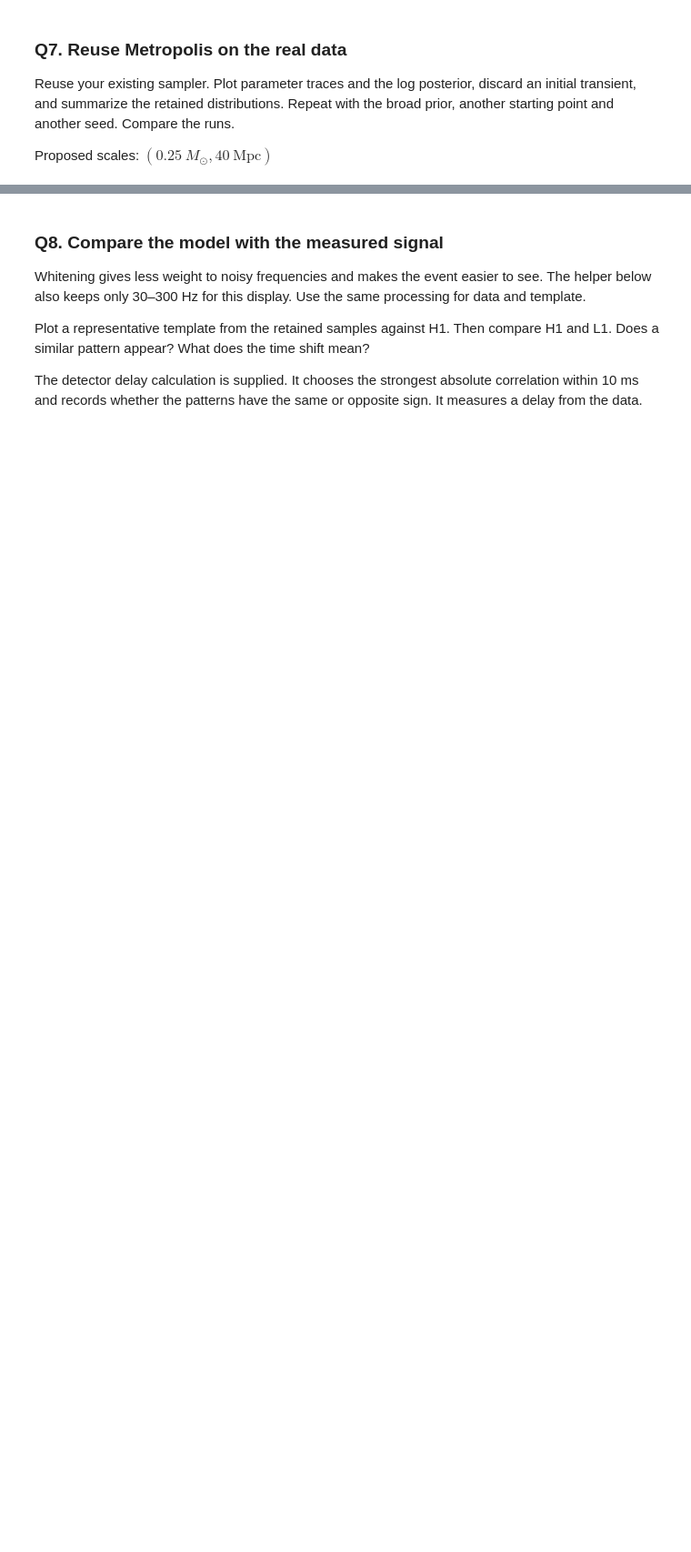
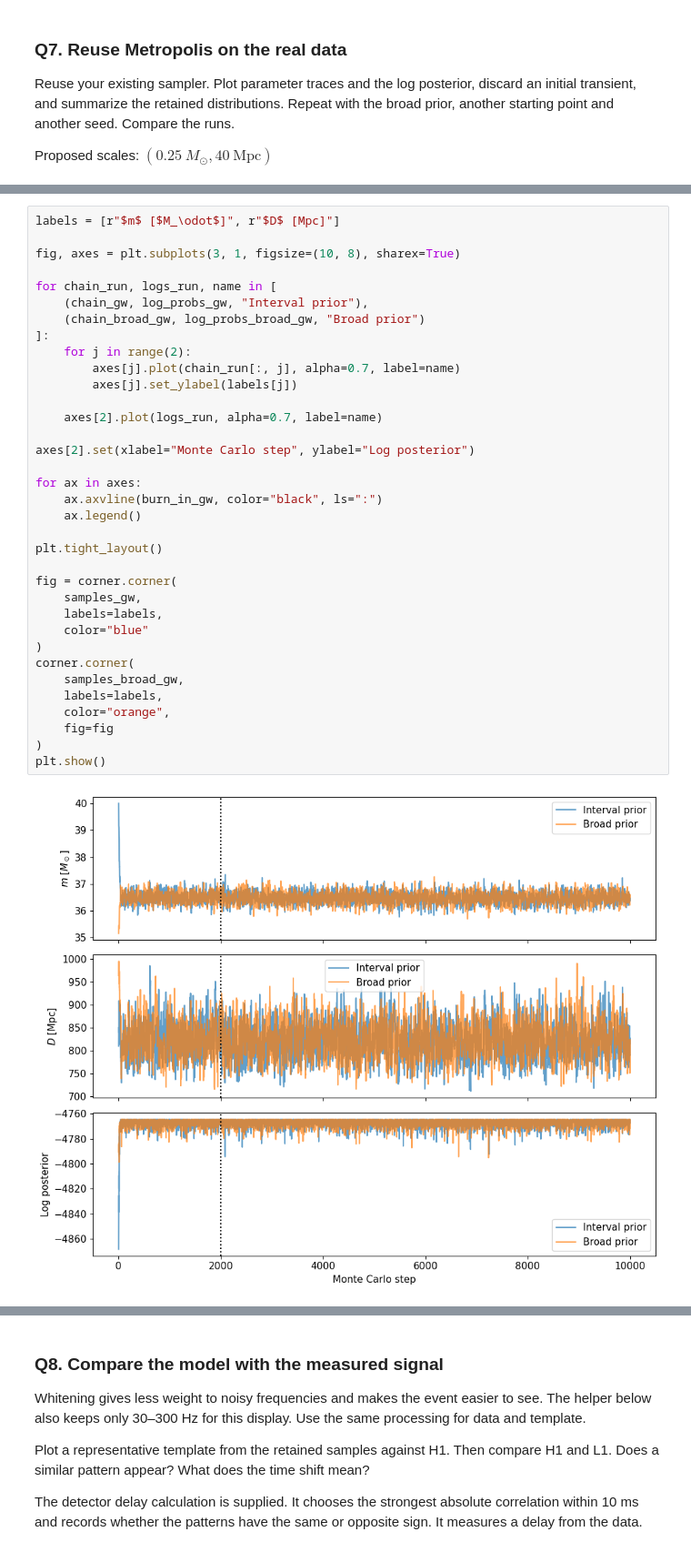
Before and after one commit to Marshhall/Black_Hole_Whispers, a Jupyter notebook: main.ipynb, the cells around one changed output, grey strips where cells are left out. Shown at 91% size. Cells and saved outputs as stored; diff of their text form; blank space fills up the shorter version.

```diff
--- a/main.ipynb
+++ b/main.ipynb
@@ -722,0 +839,37 @@ Proposed scales: $(0.25\ M_\odot,40\ \mathrm{Mpc})$
+# %%
+labels = [r"$m$ [$M_\odot$]", r"$D$ [Mpc]"]
+
+fig, axes = plt.subplots(3, 1, figsize=(10, 8), sharex=True)
+
+for chain_run, logs_run, name in [
+    (chain_gw, log_probs_gw, "Interval prior"),
+    (chain_broad_gw, log_probs_broad_gw, "Broad prior")
+]:
+    for j in range(2):
+        axes[j].plot(chain_run[:, j], alpha=0.7, label=name)
+        axes[j].set_ylabel(labels[j])
+
+    axes[2].plot(logs_run, alpha=0.7, label=name)
+
+axes[2].set(xlabel="Monte Carlo step", ylabel="Log posterior")
+
+for ax in axes:
+    ax.axvline(burn_in_gw, color="black", ls=":")
+    ax.legend()
+
+plt.tight_layout()
+
+fig = corner.corner(
+    samples_gw,
+    labels=labels,
+    color="blue"
+)
+corner.corner(
+    samples_broad_gw,
+    labels=labels,
+    color="orange",
+    fig=fig
+)
+plt.show()
+# %% [output]
+[figure, added]
```
Also changed, not shown: parts of 8 cells of this notebook, 1 other file.
